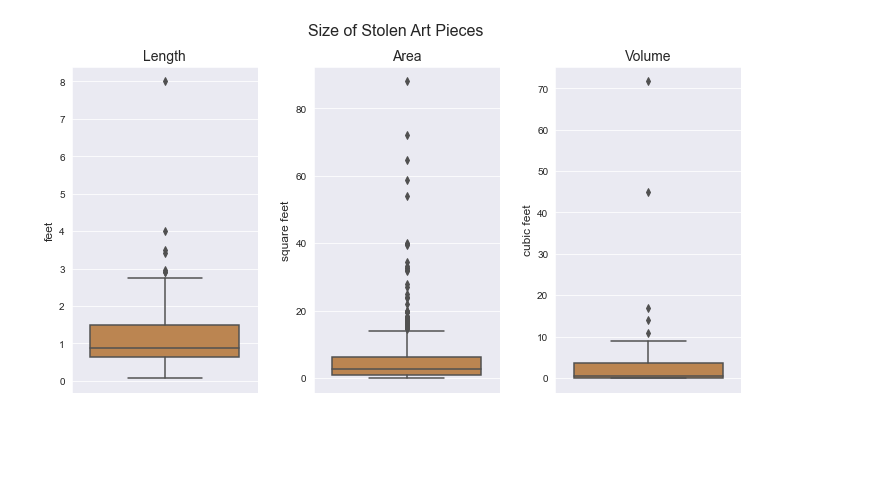
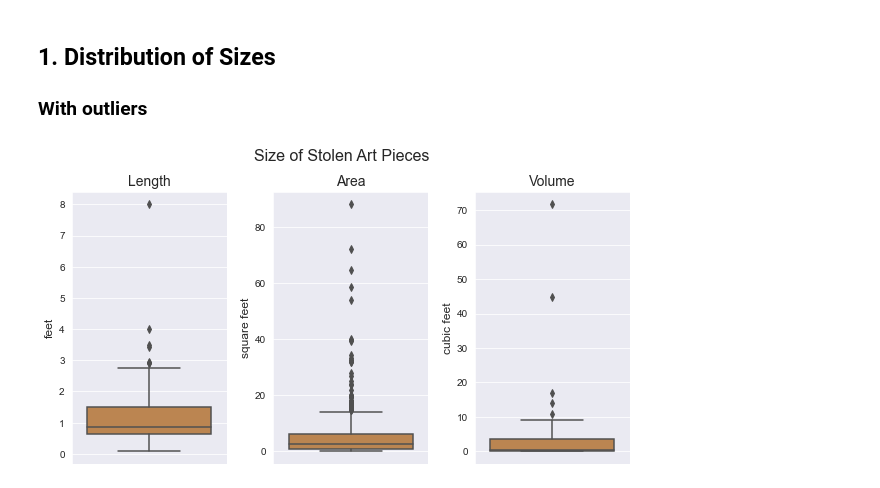
Before and after one commit to emwight/artscraper, a Jupyter notebook: eda.ipynb, the cells around one changed output. Saved outputs shown, nothing was run; the diff lists cells and outputs as text; code cells hidden in the pictures; blank space fills up the shorter version.

```diff
--- a/eda.ipynb
+++ b/eda.ipynb
@@ -26,29 +19,40 @@ thievery
+# %% [markdown]
+## 1. Distribution of Sizes
+
+### With outliers
 # %%
-# distribution of size of pieces for each dimension
-sns.set_style("darkgrid")
+# datasets filtered by dimension
+one = thievery[thievery['units'] == "feet"]['size']
+two = thievery[thievery['units'] == "square feet"]['size']
+three = thievery[thievery['units'] == "cubic feet"]['size']
 
-# create three subplots, one for each dimension
-fig, axes = plt.subplots(1,3)
-fig.set(figwidth=12, figheight=6)
+# function that will plot sizes for each dimension
+def sizeplot(dims, title, col, dist = 1):
+    # distribution of size of pieces for each dimension
+    sns.set_style("darkgrid")
 
+    # create three subplots, one for each dimension
+    fig, axes = plt.subplots(1,3)
+    fig.set(figwidth=10, figheight=5)
 
-sns.boxplot(data=thievery[thievery['units'] == "feet"], y='size', ax=axes[0], color="peru")
-sns.boxplot(data=thievery[thievery['units'] == "square feet"], y='size', ax=axes[1], color="peru")
-sns.boxplot(data=thievery[thievery['units'] == "cubic feet"], y='size', ax=axes[2], color="peru")
+    # boxplots for each (plotting on separate y-axis scales)
+    sns.boxplot(y=dims[0], ax=axes[0], color=col)
+    sns.boxplot(y=dims[1], ax=axes[1], color=col)
+    sns.boxplot(y=dims[2], ax=axes[2], color=col)
 
-# set titles of axes
-fig.suptitle('Size of Stolen Art Pieces', fontsize='16')
-axes[0].set_title('Length', fontsize='14')
-axes[1].set_title('Area', fontsize='14')
-axes[2].set_title('Volume', fontsize='14')
-axes[0].set_ylabel('feet', fontsize='12')
-axes[1].set_ylabel('square feet', fontsize='12')
-axes[2].set_ylabel('cubic feet', fontsize='12')
+    # set titles of axes
+    fig.suptitle(title, fontsize='16', y=dist)
+    axes[0].set_title('Length', fontsize='14')
+    axes[1].set_title('Area', fontsize='14')
+    axes[2].set_title('Volume', fontsize='14')
+    axes[0].set_ylabel('feet', fontsize='12')
+    axes[1].set_ylabel('square feet', fontsize='12')
+    axes[2].set_ylabel('cubic feet', fontsize='12')
 
-# put more horizontal space between plots
-fig.subplots_adjust(wspace=0.3)
-plt.show()
+    # put more horizontal space between plots
+    fig.subplots_adjust(wspace=0.3)
+    plt.show()
 
-# deal with outliers - fill, etc.
+sizeplot([one, two, three], 'Size of Stolen Art Pieces', 'peru')
 # %% [output]
-[figure, old version]
+[figure, new version]
```
Also changed, not shown: parts of 16 cells of this notebook, 8 other files.
